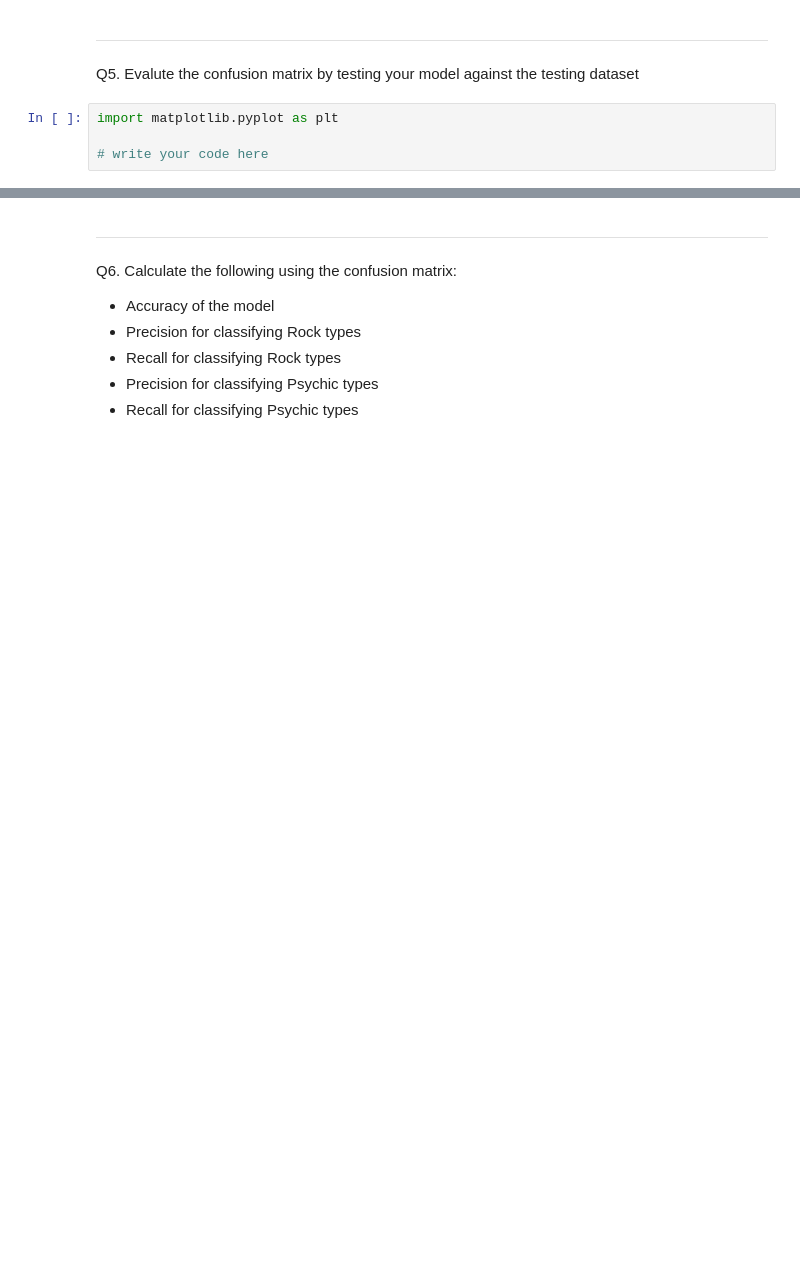
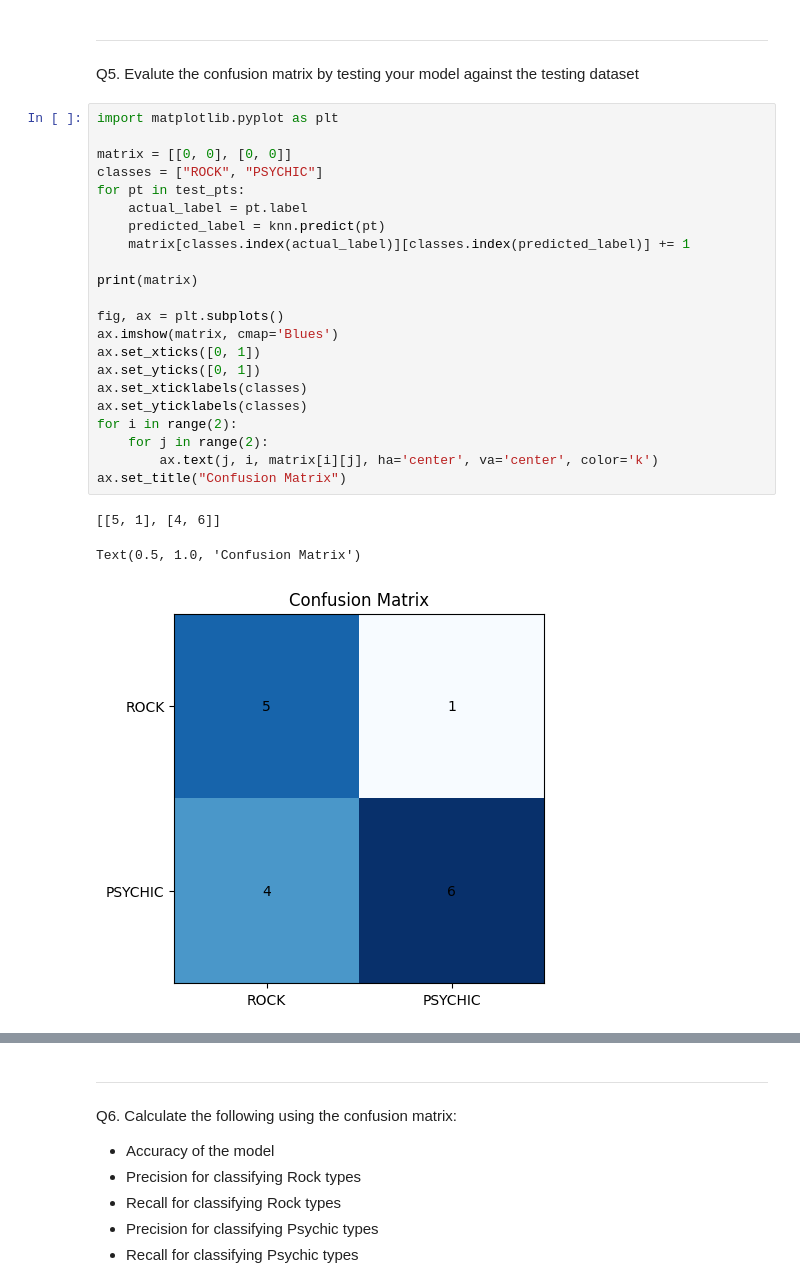
Before and after one commit to khyati-afk/course, a Jupyter notebook: Unit_13_ConfusionMatrix/00_homework.ipynb, the cells around one changed output, grey strips where cells are left out. Drawn from its saved outputs; the diff is of its cells as text; blank space fills up the shorter version.

Commit message:
updated confusion matrix

```diff
--- a/Unit_13_ConfusionMatrix/00_homework.ipynb
+++ b/Unit_13_ConfusionMatrix/00_homework.ipynb
@@ -68,4 +110,26 @@ Q5. Evalute the confusion matrix by testing your model against the testing datas
 # %%
 import matplotlib.pyplot as plt
 
-# write your code here
+matrix = [[0, 0], [0, 0]]
+classes = ["ROCK", "PSYCHIC"]
+for pt in test_pts:
+    actual_label = pt.label
+    predicted_label = knn.predict(pt)
+    matrix[classes.index(actual_label)][classes.index(predicted_label)] += 1
+
+print(matrix)
+
+fig, ax = plt.subplots()
+ax.imshow(matrix, cmap='Blues')
+ax.set_xticks([0, 1])
+ax.set_yticks([0, 1])
+ax.set_xticklabels(classes)
+ax.set_yticklabels(classes)
+for i in range(2):
+    for j in range(2):
+        ax.text(j, i, matrix[i][j], ha='center', va='center', color='k')
+ax.set_title("Confusion Matrix")
+# %% [output]
+[[5, 1], [4, 6]]
+Text(0.5, 1.0, 'Confusion Matrix')
+[figure, added]
```
Also changed, not shown: parts of 8 cells of this notebook, 1 other file.
